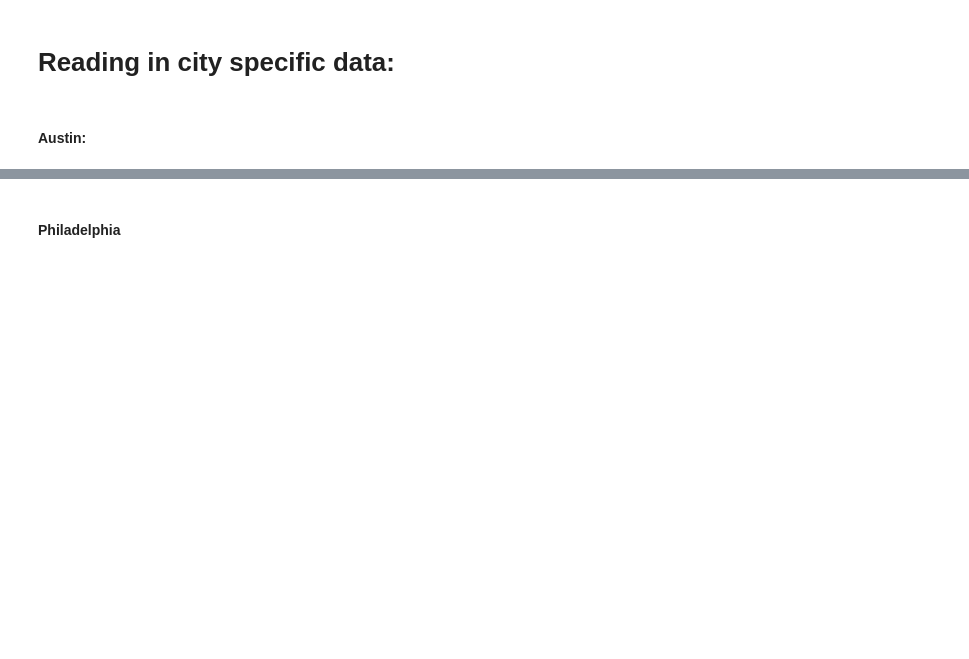
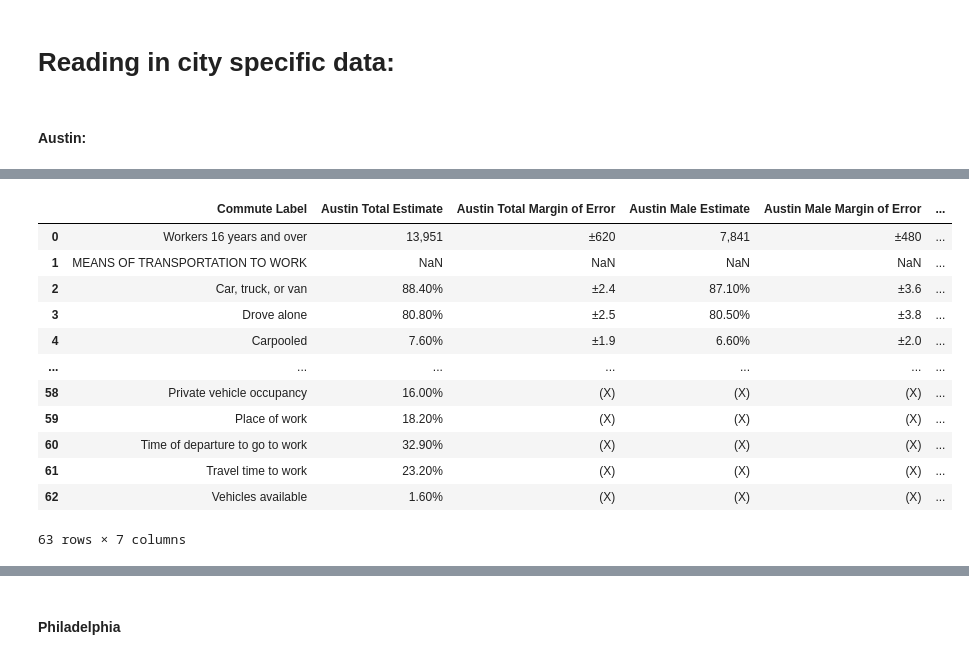
Before and after one commit to Hannah00Donnelly/nss-capstone-da14-2025, a Jupyter notebook: notebooks/hdonnelly_capstone.ipynb, the cells around one changed output, grey strips where cells are left out. Saved outputs shown, nothing was run; the diff lists cells and outputs as text; code cells hidden in the pictures; blank space fills up the shorter version.

```diff
--- a/notebooks/hdonnelly_capstone.ipynb
+++ b/notebooks/hdonnelly_capstone.ipynb
@@ -46 +81,24 @@ austin_commute_chars.head()
+# %%
+austin_commute_chars.columns = ['Commute Label',
+                               'Austin Total Estimate',
+                               'Austin Total  Margin of Error',
+                               'Austin Male Estimate',
+                                'Austin Male Margin of Error',
+                               'Austin Female Estimate',
+                               'Austin Female Margin of Error']
+austin_commute_chars
+# %% [output]
+|  | Commute Label | Austin Total Estimate | Austin Total Margin of Error | Austin Male Estimate | Austin Male Margin of Error | ... |
+| 0 | Workers 16 years and over | 13,951 | ±620 | 7,841 | ±480 | ... |
+| 1 | MEANS OF TRANSPORTATION TO WORK | NaN | NaN | NaN | NaN | ... |
+| 2 | Car, truck, or van | 88.40% | ±2.4 | 87.10% | ±3.6 | ... |
+| 3 | Drove alone | 80.80% | ±2.5 | 80.50% | ±3.8 | ... |
+| 4 | Carpooled | 7.60% | ±1.9 | 6.60% | ±2.0 | ... |
+| ... | ... | ... | ... | ... | ... | ... |
+| 58 | Private vehicle occupancy | 16.00% | (X) | (X) | (X) | ... |
+| 59 | Place of work | 18.20% | (X) | (X) | (X) | ... |
+| 60 | Time of departure to go to work | 32.90% | (X) | (X) | (X) | ... |
+| 61 | Travel time to work | 23.20% | (X) | (X) | (X) | ... |
+| 62 | Vehicles available | 1.60% | (X) | (X) | (X) | ... |
+63 rows × 7 columns
 # %%
```
Also changed, not shown: parts of 66 cells of this notebook.
